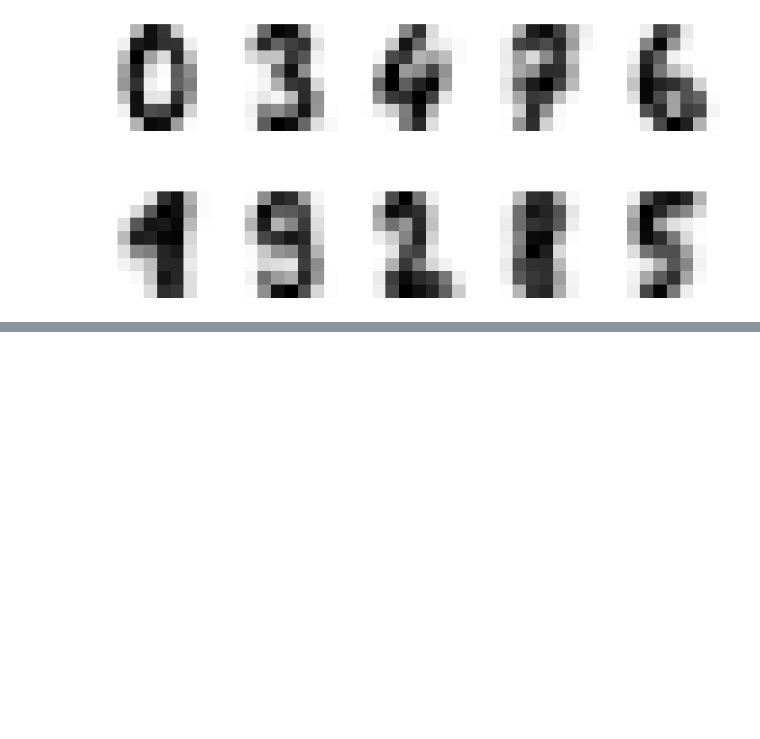
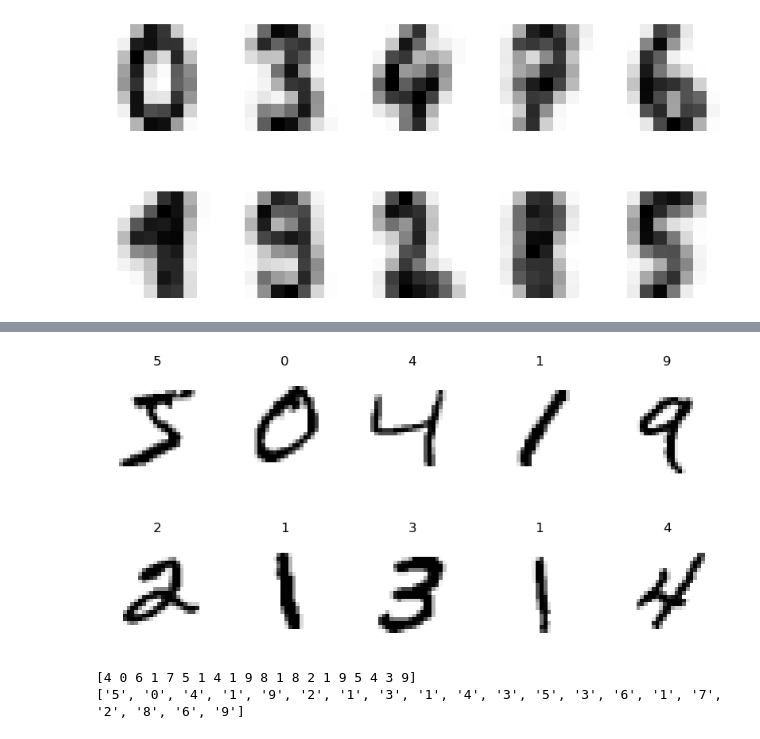
Before and after one commit to ArthurBauzou/simplon_datai_2025, a Jupyter notebook: 4-clustering/clustering.ipynb, the cells around one changed output, grey strips where cells are left out. Cells and saved outputs as stored; diff of their text form; code cells hidden in the pictures; blank space fills up the shorter version.

```diff
--- a/4-clustering/clustering.ipynb
+++ b/4-clustering/clustering.ipynb
@@ -48,3 +55,8 @@ for axe, image in zip(axes.reshape(1,10)[0], centers):
     axe.imshow(image, cmap=plt.cm.gray_r, interpolation="nearest")
 # %% [output]
 [figure]
+# %%
+from sklearn import datasets
+
+Num_x, y = datasets.fetch_openml('mnist_784', parser='auto', return_X_y=True)
+type(Num_x)
@@ -50,0 +85,22 @@ for axe, image in zip(axes.reshape(1,10)[0], centers):
+# %%
+# On va le faire avec des plus grosses données
+
+nums = Num_x.head(10).to_numpy()
+fig, axes = plt.subplots(nrows=2, ncols=5, figsize=(10, 5))
+
+for num, axe, i in zip(nums, axes.reshape(1,10)[0], range(10)):
+    img = np.reshape(num, (-1,28))
+    axe.set_axis_off()
+    axe.imshow(img, cmap=plt.cm.gray_r, interpolation="nearest")
+    axe.set_title(y[i])
+# %% [output]
+[figure, added]
+# %%
+km = KMeans(n_clusters=10, random_state=70, n_init='auto')
+km.fit(Num_x.to_numpy())
+
+print(km.labels_[:20])
+print(y.to_list()[:20])
+# %% [output]
+[4 0 6 1 7 5 1 4 1 9 8 1 8 2 1 9 5 4 3 9]
+['5', '0', '4', '1', '9', '2', '1', '3', '1', '4', '3', '5', '3', '6', '1', '7', '2', '8', '6', '9']
```
Also changed, not shown: parts of 4 cells of this notebook, 1 other file.
